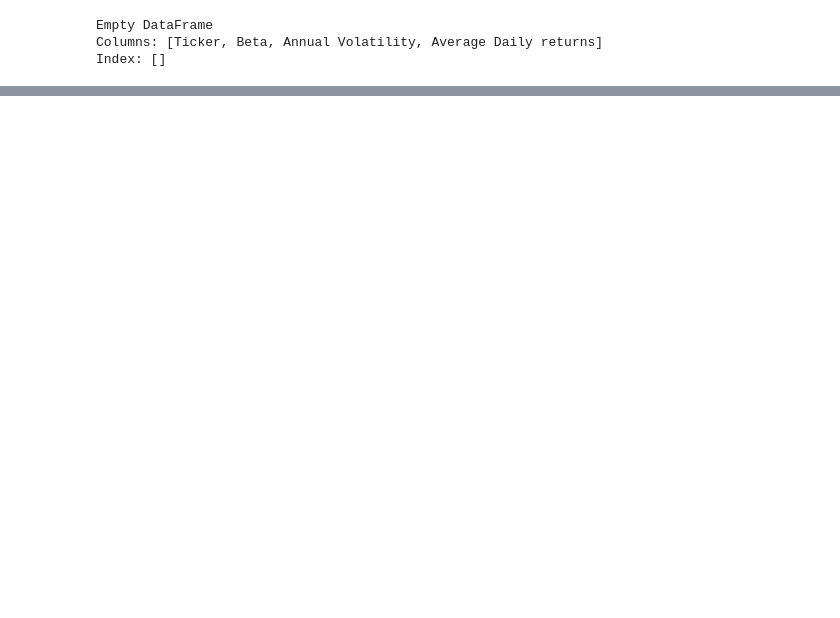
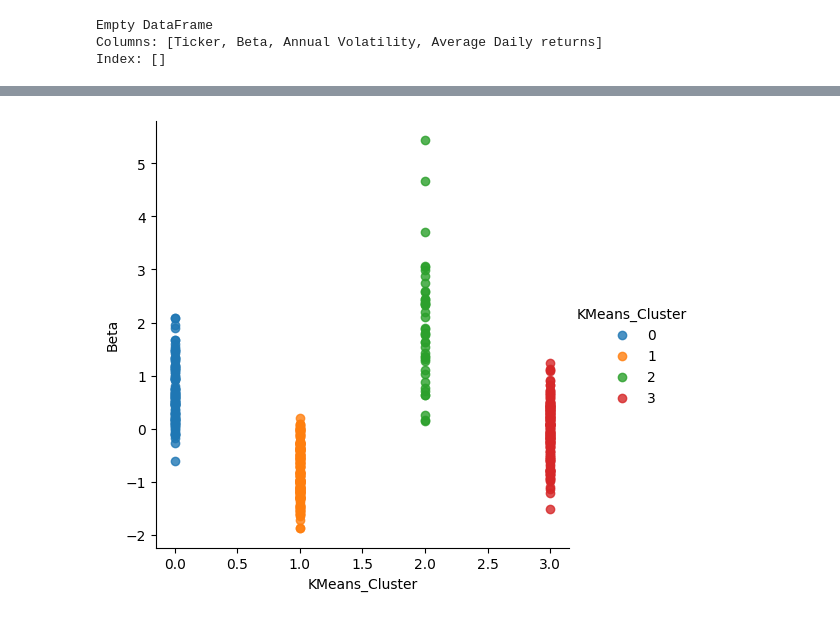
Before and after one commit to abdullaawad/Data-Warehousing-Coursework, a Jupyter notebook: DWCoursework.ipynb, the cells around one changed output, grey strips where cells are left out. Drawn from its saved outputs; the diff is of its cells as text; code cells hidden in the pictures; blank space fills up the shorter version.

```diff
--- a/DWCoursework.ipynb
+++ b/DWCoursework.ipynb
@@ -737,0 +726,7 @@ AgglomerativeClustering does not accept missing values encoded as NaN natively.
+# %%
+from sklearn.cluster import KMeans
+
+kmeans = KMeans(n_clusters=4, max_iter=1000)
+kmeans_labels = kmeans.fit_predict(all_dim_scaled[['Beta', 'Annual Volatility', 'Average Daily returns']])
+all_dim_scaled['KMeans_Cluster'] = kmeans_labels
+all_dim_scaled
@@ -737,0 +747,6 @@ AgglomerativeClustering does not accept missing values encoded as NaN natively.
+# %%
+import seaborn as sns
+cluster5 = sns.lmplot(data=all_dim_scaled, x='KMeans_Cluster', y='Beta', hue='KMeans_Cluster',
+legend=True, legend_out=True);
+# %% [output]
+[figure, added]
```
Also changed, not shown: parts of 32 cells of this notebook.
